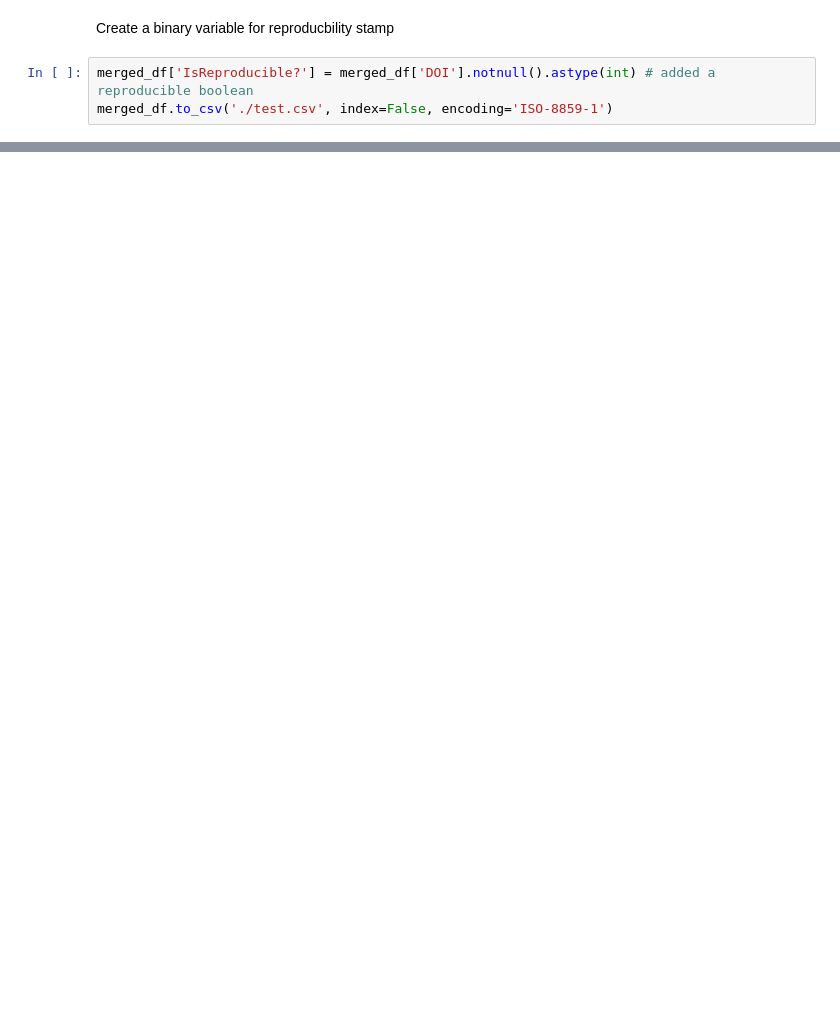
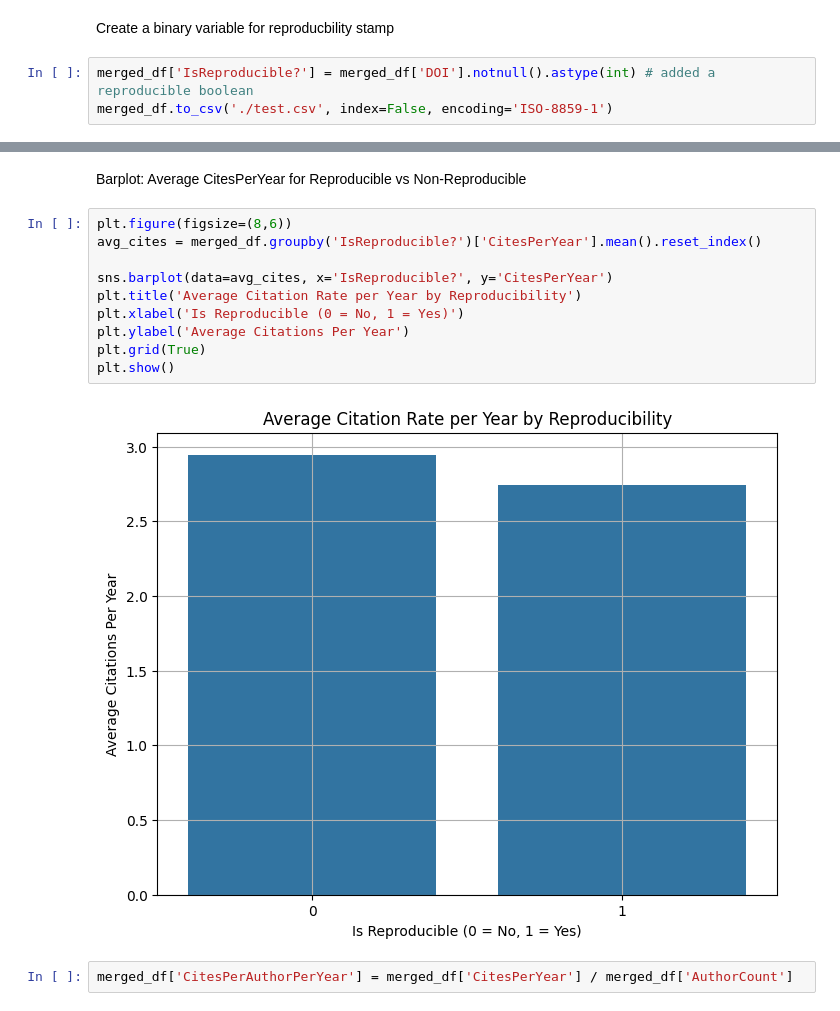
Before and after one commit to senuthcode/Professional-Learning-Goal-, a Jupyter notebook: notebooks/analysis.ipynb, the cells around one changed output, grey strips where cells are left out. Saved outputs shown, nothing was run; the diff lists cells and outputs as text; blank space fills up the shorter version.

```diff
--- a/notebooks/analysis.ipynb
+++ b/notebooks/analysis.ipynb
@@ -114,0 +181,16 @@ merged_df.nunique() # checking for unique values
+# %% [markdown]
+Barplot: Average CitesPerYear for Reproducible vs Non-Reproducible
+# %%
+plt.figure(figsize=(8,6))
+avg_cites = merged_df.groupby('IsReproducible?')['CitesPerYear'].mean().reset_index()
+
+sns.barplot(data=avg_cites, x='IsReproducible?', y='CitesPerYear')
+plt.title('Average Citation Rate per Year by Reproducibility')
+plt.xlabel('Is Reproducible (0 = No, 1 = Yes)')
+plt.ylabel('Average Citations Per Year')
+plt.grid(True)
+plt.show()
+# %% [output]
+[figure, added]
+# %%
+merged_df['CitesPerAuthorPerYear'] = merged_df['CitesPerYear'] / merged_df['AuthorCount']
```
Also changed, not shown: parts of 15 cells of this notebook, 3 other files.
